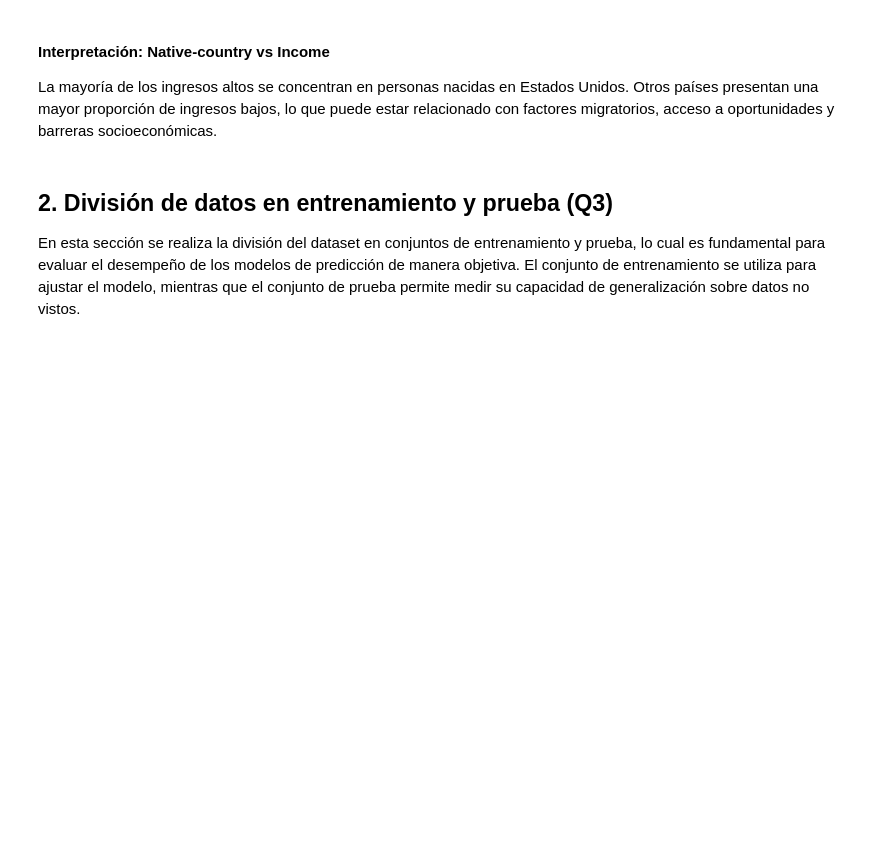
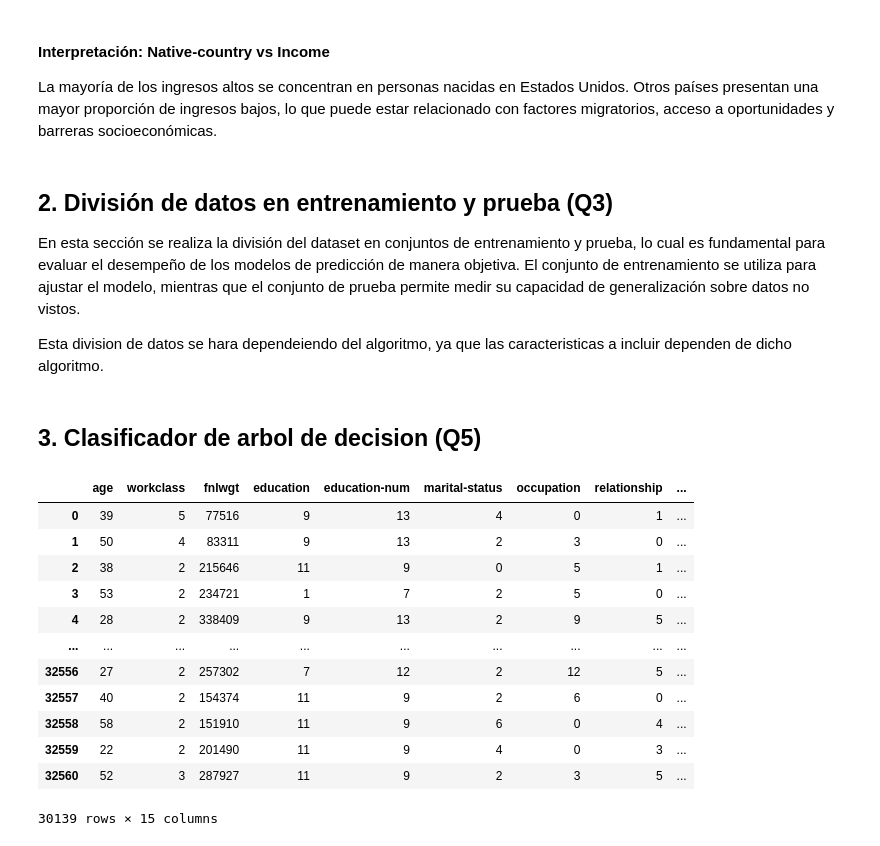
Before and after one commit to aalejoz25/adult_income_prediction_EDA_ML, a Jupyter notebook: adult_income_prediction.ipynb, the cells around one changed output. Drawn from its saved outputs; the diff is of its cells as text; code cells hidden in the pictures; blank space fills up the shorter version.

```diff
--- a/adult_income_prediction.ipynb
+++ b/adult_income_prediction.ipynb
@@ -310,3 +312,32 @@ La mayoría de los ingresos altos se concentran en personas nacidas en Estados U
 # %% [markdown]
 ## 2. División de datos en entrenamiento y prueba (Q3)
 En esta sección se realiza la división del dataset en conjuntos de entrenamiento y prueba, lo cual es fundamental para evaluar el desempeño de los modelos de predicción de manera objetiva. El conjunto de entrenamiento se utiliza para ajustar el modelo, mientras que el conjunto de prueba permite medir su capacidad de generalización sobre datos no vistos.
+
+Esta division de datos se hara dependeiendo del algoritmo, ya que las caracteristicas a incluir dependen de dicho algoritmo.
+# %% [markdown]
+## 3. Clasificador de arbol de decision  (Q5)
+# %%
+# Label Encoding para todas las variables categóricas
+from sklearn.preprocessing import LabelEncoder
+df_encoded = df_clean.copy()
+cat_cols = df_encoded.select_dtypes(include=['object']).columns
+le_dict = {}
+for col in cat_cols:
+    le = LabelEncoder()
+    df_encoded[col] = le.fit_transform(df_encoded[col])
+    le_dict[col] = le
+df_encoded
+# %% [output]
+|  | age | workclass | fnlwgt | education | education-num | marital-status | occupation | relationship | ... |
+| 0 | 39 | 5 | 77516 | 9 | 13 | 4 | 0 | 1 | ... |
+| 1 | 50 | 4 | 83311 | 9 | 13 | 2 | 3 | 0 | ... |
+| 2 | 38 | 2 | 215646 | 11 | 9 | 0 | 5 | 1 | ... |
+| 3 | 53 | 2 | 234721 | 1 | 7 | 2 | 5 | 0 | ... |
+| 4 | 28 | 2 | 338409 | 9 | 13 | 2 | 9 | 5 | ... |
+| ... | ... | ... | ... | ... | ... | ... | ... | ... | ... |
+| 32556 | 27 | 2 | 257302 | 7 | 12 | 2 | 12 | 5 | ... |
+| 32557 | 40 | 2 | 154374 | 11 | 9 | 2 | 6 | 0 | ... |
+| 32558 | 58 | 2 | 151910 | 11 | 9 | 6 | 0 | 4 | ... |
+| 32559 | 22 | 2 | 201490 | 11 | 9 | 4 | 0 | 3 | ... |
+| 32560 | 52 | 3 | 287927 | 11 | 9 | 2 | 3 | 5 | ... |
+30139 rows × 15 columns
```
Also changed, not shown: parts of 14 cells of this notebook.
